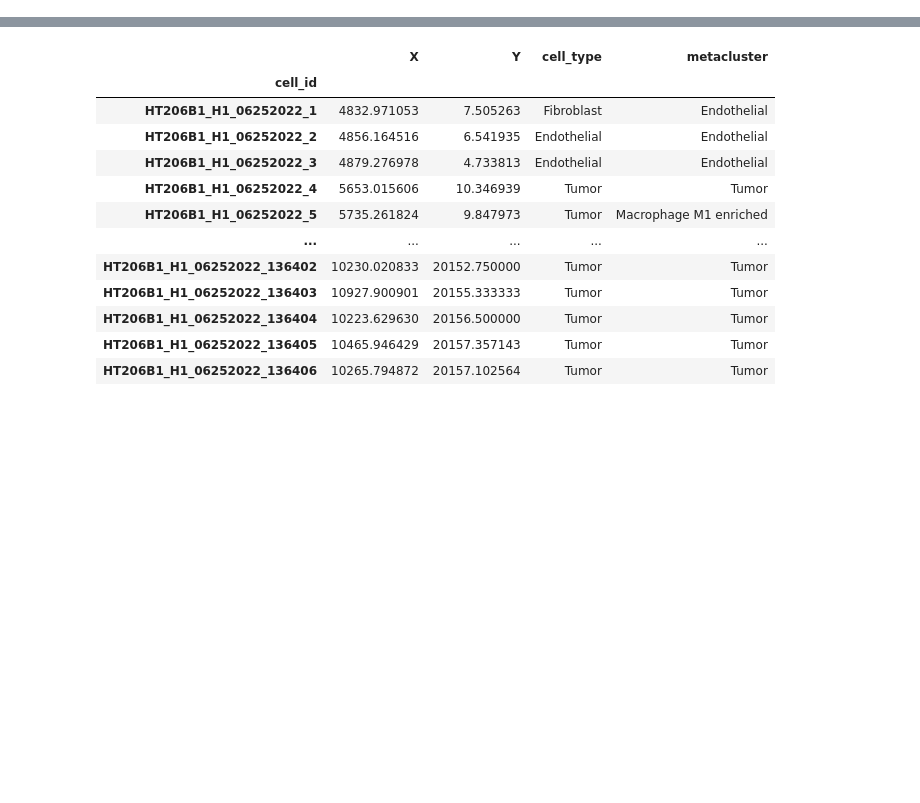
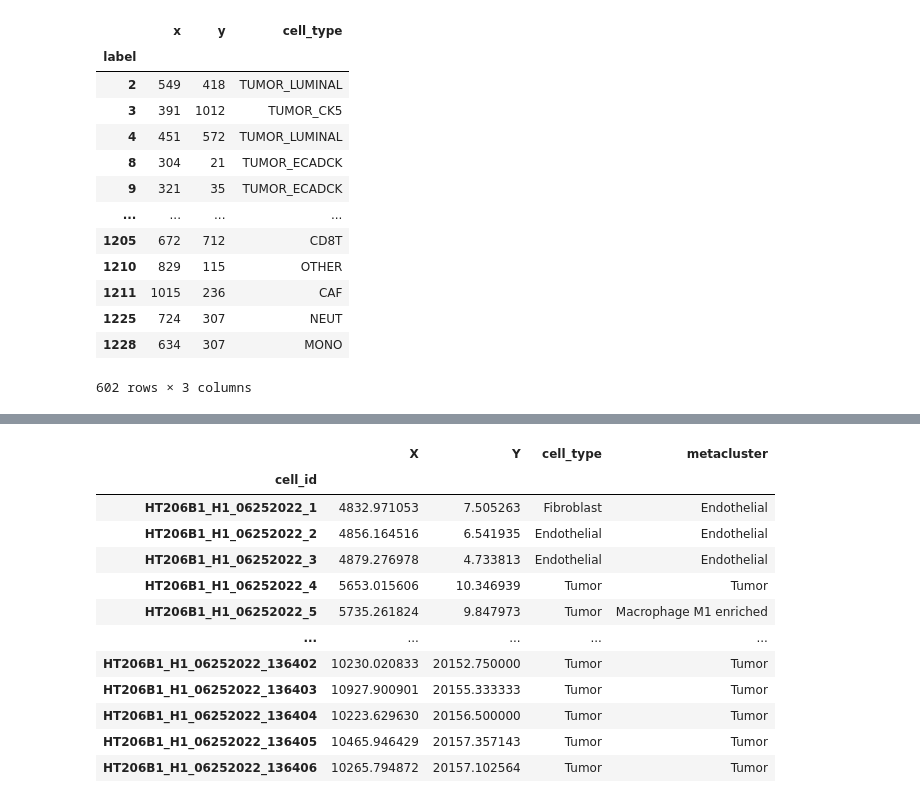
Before and after one commit to estorrs/multiplex-imaging-pipeline, a Jupyter notebook: notebooks/prepare_region_metric_inputs.ipynb, the cells around one changed output, grey strips where cells are left out. Drawn from its saved outputs; the diff is of its cells as text; code cells hidden in the pictures; blank space fills up the shorter version.

```diff
--- a/notebooks/prepare_region_metric_inputs.ipynb
+++ b/notebooks/prepare_region_metric_inputs.ipynb
@@ -10,0 +129,18 @@ from pathlib import Path
+# %%
+df = pd.read_csv(point_to_feats[pt], sep='\t', index_col=0)
+df
+# %% [output]
+|  | x | y | cell_type |
+| label |  |  |  |
+| 2 | 549 | 418 | TUMOR_LUMINAL |
+| 3 | 391 | 1012 | TUMOR_CK5 |
+| 4 | 451 | 572 | TUMOR_LUMINAL |
+| 8 | 304 | 21 | TUMOR_ECADCK |
+| 9 | 321 | 35 | TUMOR_ECADCK |
+| ... | ... | ... | ... |
+| 1205 | 672 | 712 | CD8T |
+| 1210 | 829 | 115 | OTHER |
+| 1211 | 1015 | 236 | CAF |
+| 1225 | 724 | 307 | NEUT |
+| 1228 | 634 | 307 | MONO |
+602 rows × 3 columns
```
Also changed, not shown: parts of 19 cells of this notebook, 7 other files.
